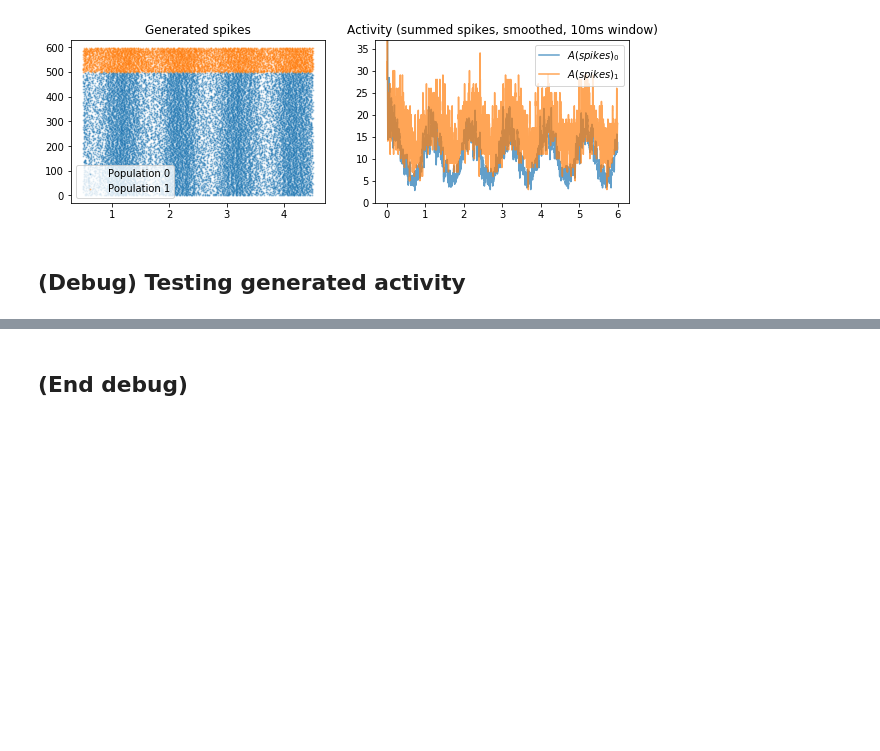
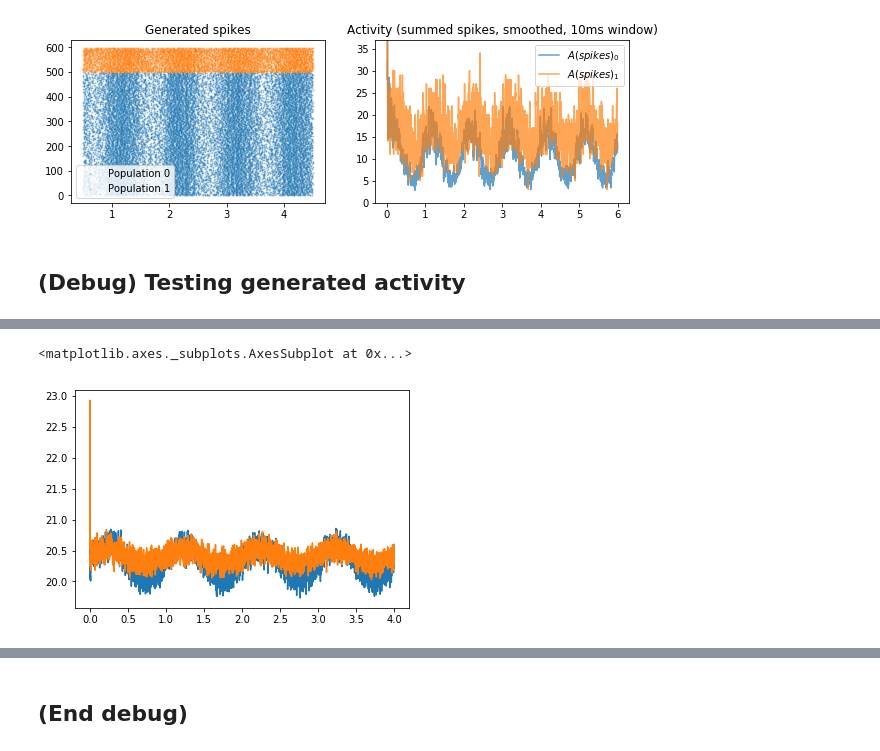
Before and after one commit to mackelab/mesoGIF, a Jupyter notebook: Finite-size GIF.ipynb, the cells around one changed output, grey strips where cells are left out. Drawn from its saved outputs; the diff is of its cells as text; code cells hidden in the pictures; blank space fills up the shorter version.

```diff
--- a/Finite-size GIF.ipynb
+++ b/Finite-size GIF.ipynb
@@ -148 +145,6 @@ ShimmedShared([[ 0.176, -0.702],
+# %%
+anlz.plot(mfmodel.h_tot)
+# %% [output]
+<matplotlib.axes._subplots.AxesSubplot at 0x...>
+[figure, added]
 # %%
```
Also changed, not shown: parts of 20 cells of this notebook, 2 other files.
